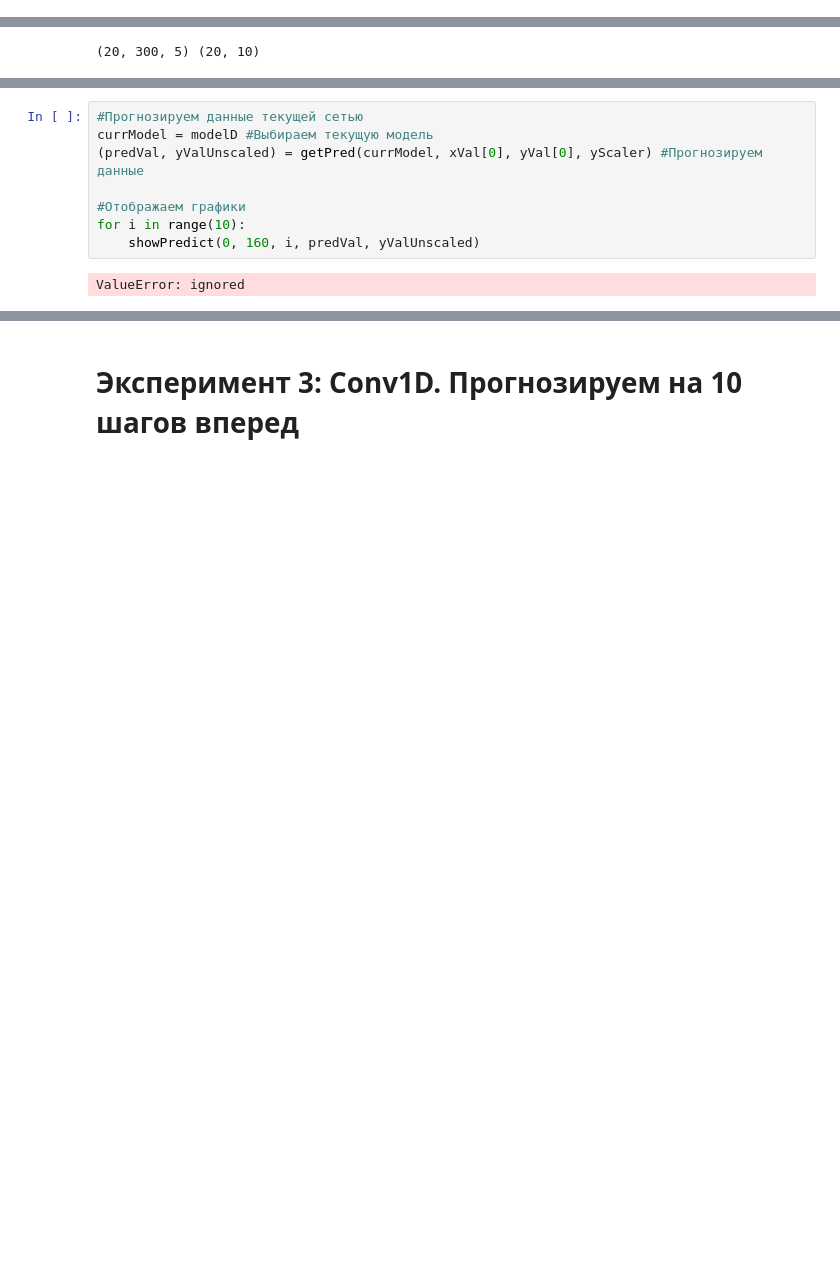
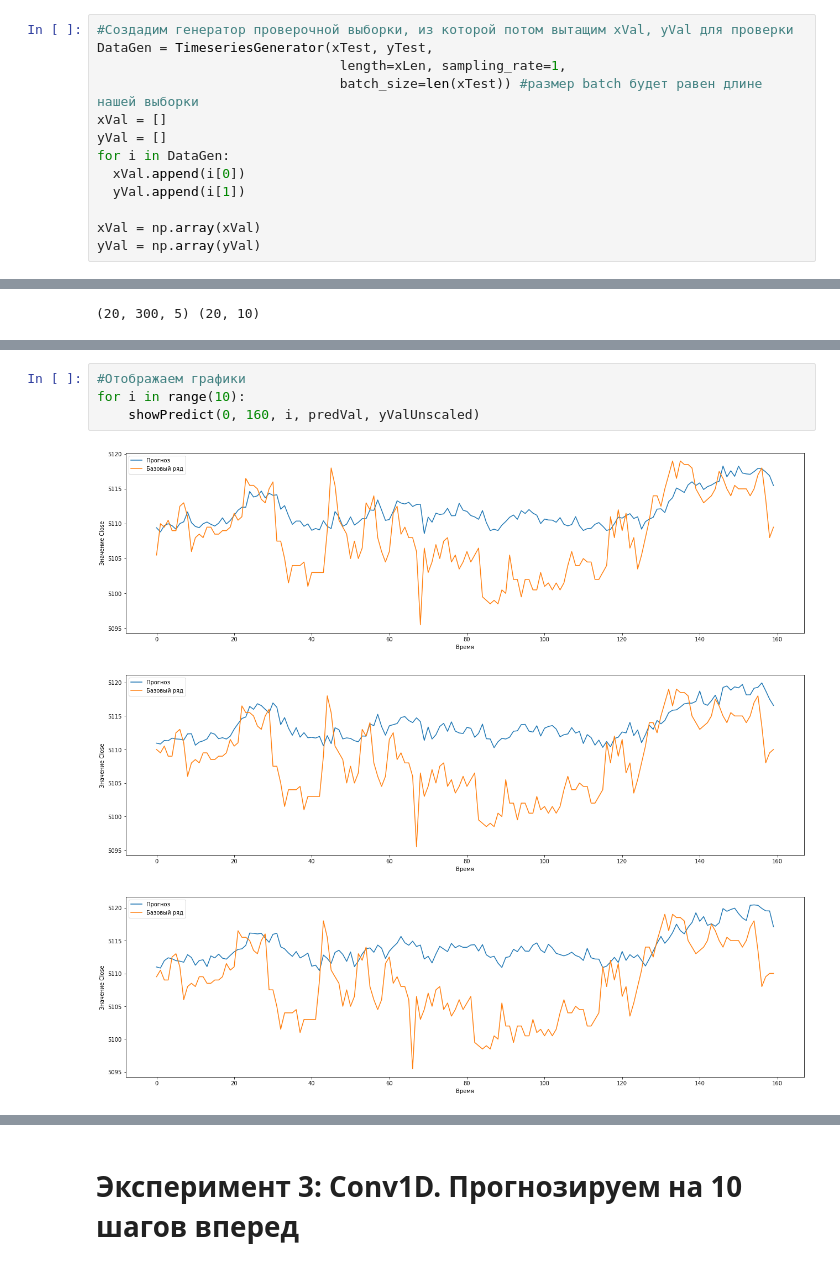
Before and after one commit to Igor-Belskiy/AI_University, a Jupyter notebook: Полносвязные_и_рекуррентные_нейронные_сети_для_прогнозирования_временных_рядов_(Light).ipynb, the cells around one changed output, grey strips where cells are left out. Saved outputs shown, nothing was run; the diff lists cells and outputs as text; blank space fills up the shorter version.

```diff
--- a/Полносвязные_и_рекуррентные_нейронные_сети_для_прогнозирования_временных_рядов_(Light).ipynb
+++ b/Полносвязные_и_рекуррентные_нейронные_сети_для_прогнозирования_временных_рядов_(Light).ipynb
@@ -376,6 +376,19 @@ trainDataGen = TimeseriesGenerator(xTrain, yTrain,           #В качеств
 testDataGen = TimeseriesGenerator(xTest, yTest,
                                length=xLen, sampling_rate=1,
                                batch_size=20)
+# %%
+#Создадим генератор проверочной выборки, из которой потом вытащим xVal, yVal для проверки
+DataGen = TimeseriesGenerator(xTest, yTest,
+                               length=xLen, sampling_rate=1,
+                               batch_size=len(xTest)) #размер batch будет равен длине нашей выборки
+xVal = []
+yVal = []
+for i in DataGen:
+  xVal.append(i[0])
+  yVal.append(i[1])
+
+xVal = np.array(xVal)
+yVal = np.array(yVal)
 # %%
 print(trainDataGen[0][0].shape,
       trainDataGen[0][1].shape)
@@ -429,10 +440,8 @@ ValueError: ignored
 # %%
-#Прогнозируем данные текущей сетью
-currModel = modelD #Выбираем текущую модель
-(predVal, yValUnscaled) = getPred(currModel, xVal[0], yVal[0], yScaler) #Прогнозируем данные
-
 #Отображаем графики
 for i in range(10):
     showPredict(0, 160, i, predVal, yValUnscaled)
 # %% [output]
-ValueError: ignored
+[figure, added]
+[figure, added]
+[figure, added]
```
Also changed, not shown: parts of 26 cells of this notebook.
